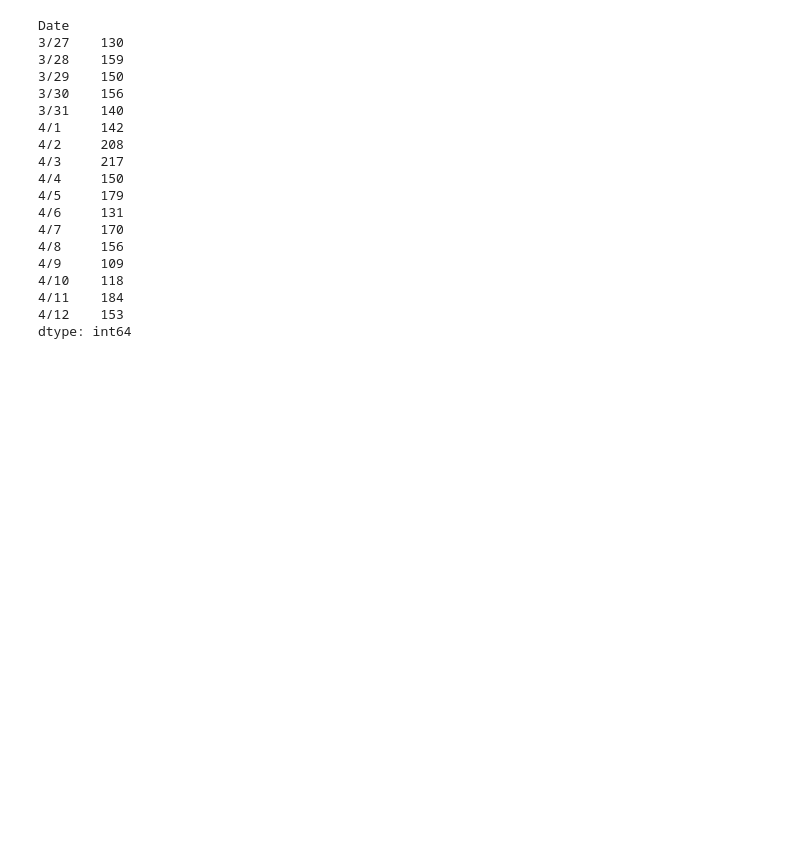
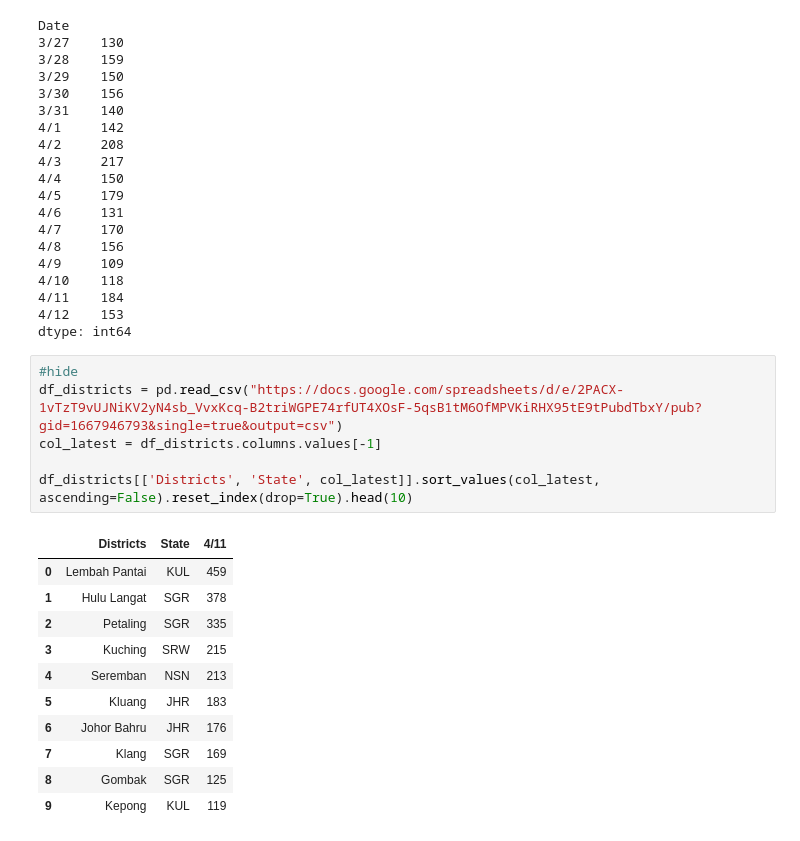
Before and after one commit to holamedia/covid19, a Jupyter notebook: _notebooks/2020-04-07-Cases-in-Malaysia.ipynb, the cells around one changed output. Cells and saved outputs as stored; diff of their text form; blank space fills up the shorter version.

```diff
--- a/_notebooks/2020-04-07-Cases-in-Malaysia.ipynb
+++ b/_notebooks/2020-04-07-Cases-in-Malaysia.ipynb
@@ -192,5 +205,23 @@ Date
 4/11    184
 4/12    153
 dtype: int64
+# %%
+#hide
+df_districts = pd.read_csv("https://docs.google.com/spreadsheets/d/e/2PACX-1vTzT9vUJNiKV2yN4sb_VvxKcq-B2triWGPE74rfUT4XOsF-5qsB1tM6OfMPVKiRHX95tE9tPubdTbxY/pub?gid=1667946793&single=true&output=csv")
+col_latest = df_districts.columns.values[-1]
+
+df_districts[['Districts', 'State', col_latest]].sort_values(col_latest, ascending=False).reset_index(drop=True).head(10)
+# %% [output]
+|  | Districts | State | 4/11 |
+| 0 | Lembah Pantai | KUL | 459 |
+| 1 | Hulu Langat | SGR | 378 |
+| 2 | Petaling | SGR | 335 |
+| 3 | Kuching | SRW | 215 |
+| 4 | Seremban | NSN | 213 |
+| 5 | Kluang | JHR | 183 |
+| 6 | Johor Bahru | JHR | 176 |
+| 7 | Klang | SGR | 169 |
+| 8 | Gombak | SGR | 125 |
+| 9 | Kepong | KUL | 119 |
 # %%
 #hide
```
Also changed, not shown: parts of 4 cells of this notebook.
